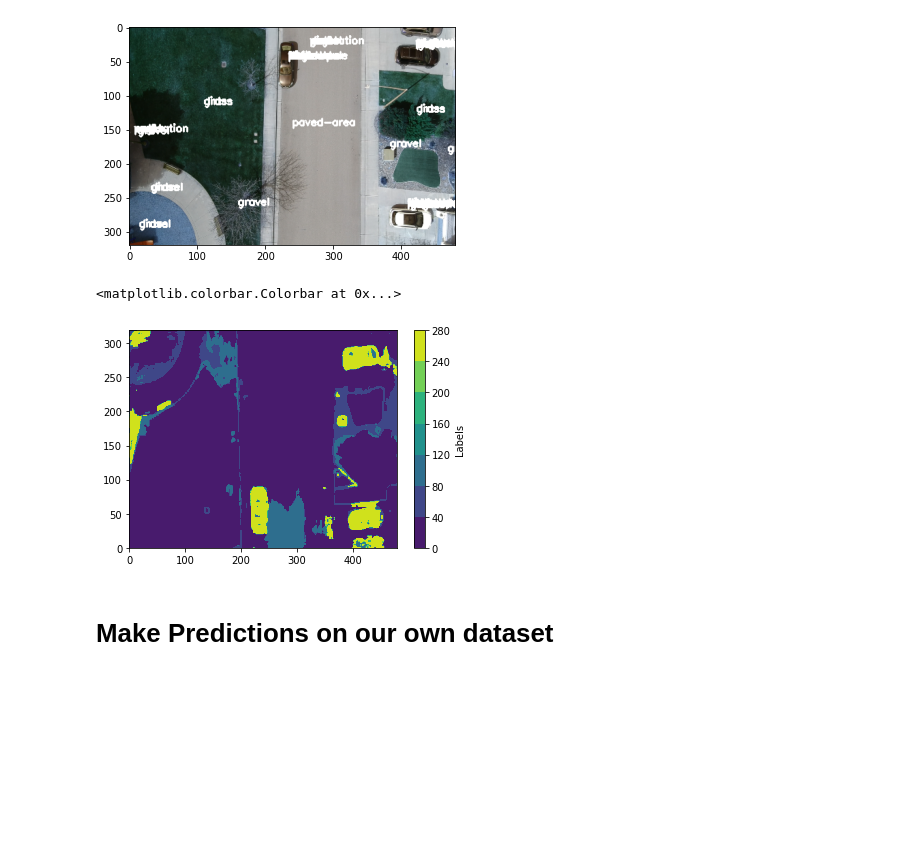
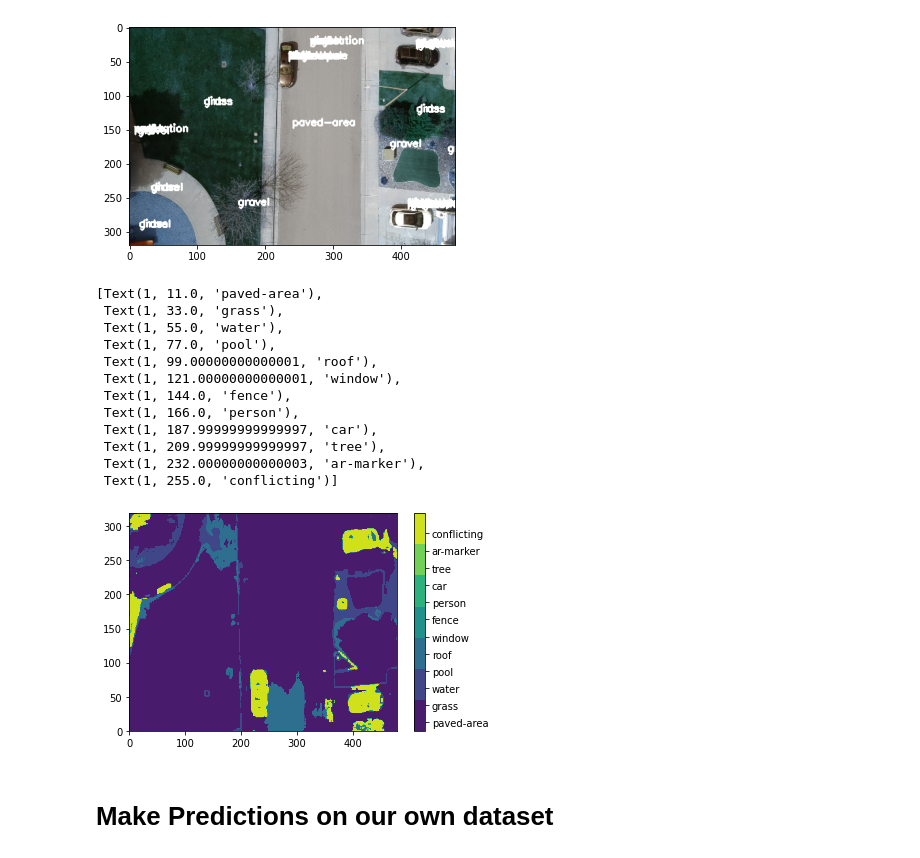
Before and after one commit to AntonioCervantes/Drone-AI-Segmentation, a Jupyter notebook: Segmentation/assets/visualizations.ipynb, the cells around one changed output. Drawn from its saved outputs; the diff is of its cells as text; code cells hidden in the pictures; blank space fills up the shorter version.

Commit message:
Added colorbar

```diff
--- a/Segmentation/assets/visualizations.ipynb
+++ b/Segmentation/assets/visualizations.ipynb
@@ -43,7 +42,6 @@ H = 320
 W = 480
 
 y = cv2.resize(y, (W, H))
-
 
 
 labels = ["paved-area",
@@ -70,14 +68,13 @@ labels = ["paved-area",
         "obstacle",
         "conflicting",
 ]
-div = round(255 / len(labels))
+div = 255 / len(labels)
 thresh = [(1 + div*i, (i + 1)*div) for i in range(len(labels))]
 new_list = zip(thresh, labels)
 
 if DEBUG: print(thresh)
 
 thresh_tuple = [cv2.threshold(x, thresh[i][0], thresh[i][1], cv2.THRESH_BINARY) for i in range(len(thresh))]
-
 
 mask = [cv2.bitwise_and(x, x, mask = thresh_tuple[i][1]) for i in range(len(thresh_tuple))]
 mask = [cv2.erode(mask[i], None, iterations = 4) for i in range(len(mask))]
@@ -149,13 +146,25 @@ plt.imshow(y)
 # %% [output]
 <matplotlib.image.AxesImage at 0x...>
 [figure]
-# %%
-plt.figure()
-plt.contourf(x)
-plt.colorbar(label="Labels")
-# %% [output]
-<matplotlib.colorbar.Colorbar at 0x...>
-[figure, removed]
+# %%
+fig = plt.figure()
+plt.contourf(x)
+cbar = plt.colorbar (ticks = [int(thresh[i][1]) for i in range(0, len(thresh), 2)], orientation = 'vertical')
+cbar.ax.set_yticklabels( [labels[i] for i in range(0, len(thresh), 2)])#[labels[i] in range(0, len(thresh), 1)])
+# %% [output]
+[Text(1, 11.0, 'paved-area'),
+ Text(1, 33.0, 'grass'),
+ Text(1, 55.0, 'water'),
+ Text(1, 77.0, 'pool'),
+ Text(1, 99.00000000000001, 'roof'),
+ Text(1, 121.00000000000001, 'window'),
+ Text(1, 144.0, 'fence'),
+ Text(1, 166.0, 'person'),
+ Text(1, 187.99999999999997, 'car'),
+ Text(1, 209.99999999999997, 'tree'),
+ Text(1, 232.00000000000003, 'ar-marker'),
+ Text(1, 255.0, 'conflicting')]
+[figure, added]
 # %% [markdown]
 # Make Predictions on our own dataset
 # %%
```
Also changed, not shown: parts of 5 cells of this notebook, 1 other file.
